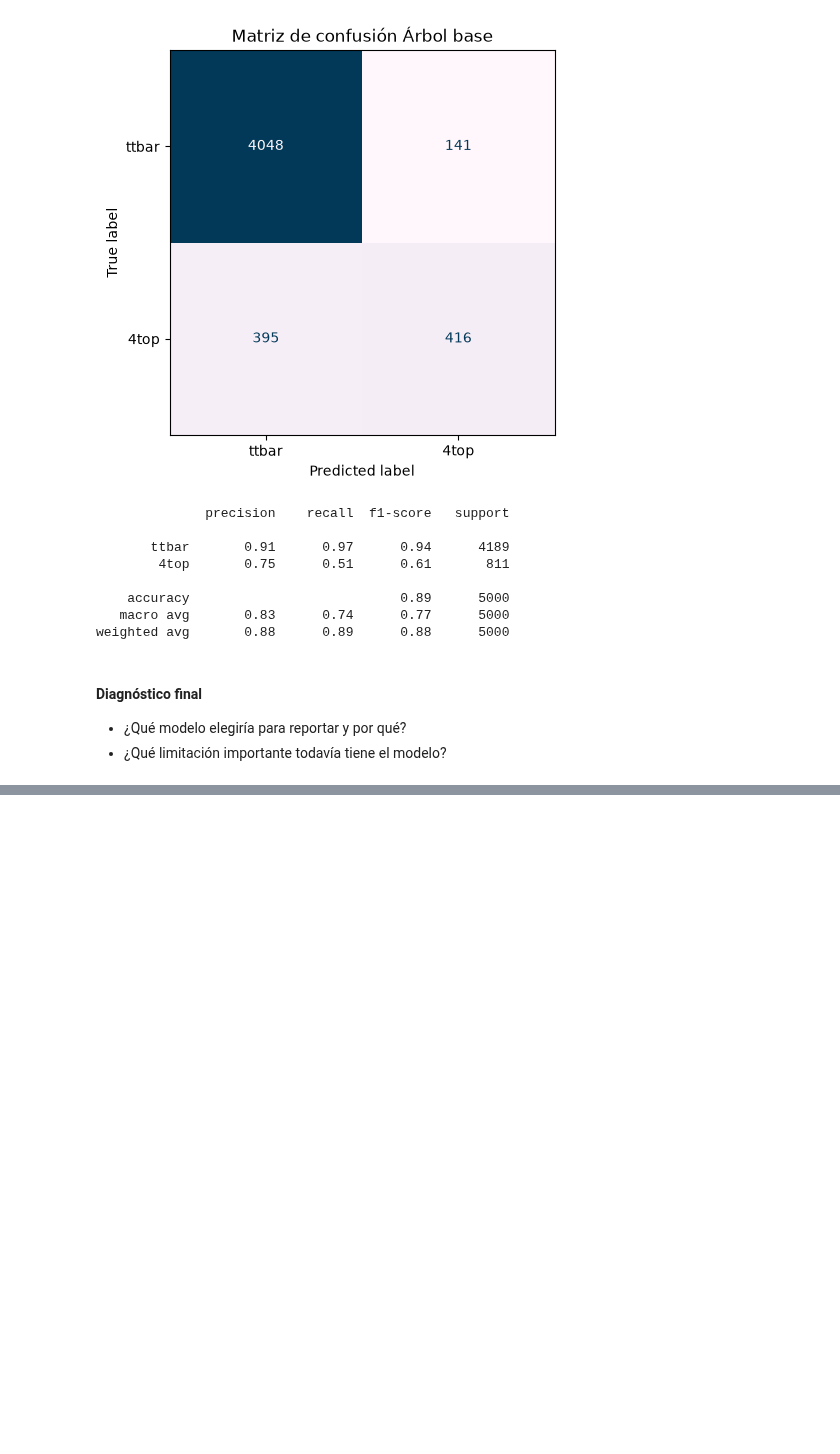
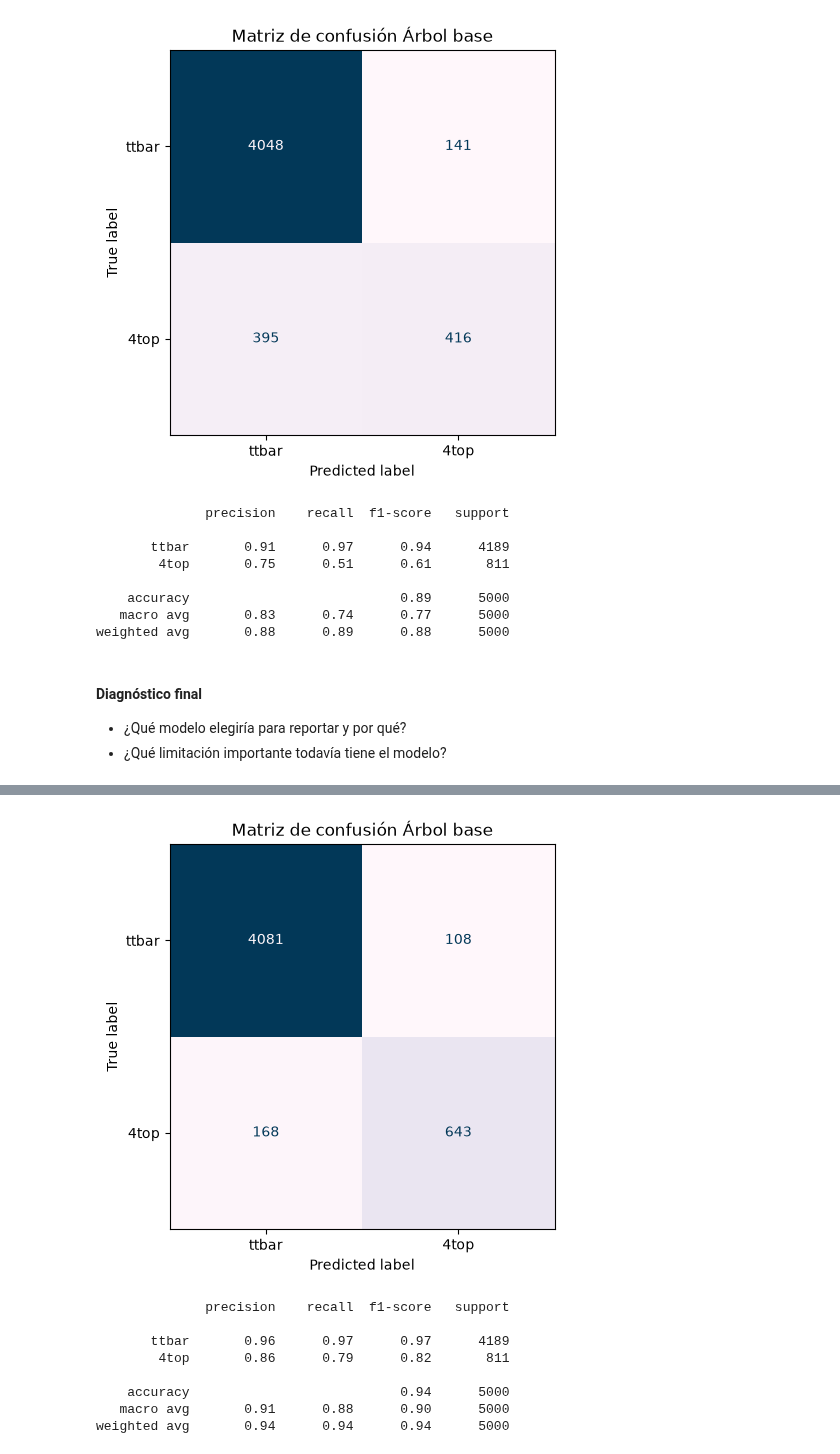
Before and after one commit to tobi557/ML_USM, a Jupyter notebook: Actividades/Semana05_SVM.ipynb, the cells around one changed output, grey strips where cells are left out. Cells and saved outputs as stored; diff of their text form; code cells hidden in the pictures; blank space fills up the shorter version.

```diff
--- a/Actividades/Semana05_SVM.ipynb
+++ b/Actividades/Semana05_SVM.ipynb
@@ -754,0 +780,24 @@ Luego evalúe si su propuesta mejora el desempeño respecto al modelo anterior.
+# %%
+features_limmas = features[['MET', 'METphi', 'P1', 'P2', 'P3', 'P4', 'P5', 'P6', 'P7', 'P8', 'P9', 'P10', 'P11',
+       'P12',  'P13', 'P14', 'P15', 'P16', 'P17', 'P18', 'P19', 'P20', 'P21',
+       'P22',  'P23', 'P24','P25', 'P26', 'P27', 'P28', 'P29', 'P30', 'P31',
+       'P32',  'P33', 'P34','P35', 'P36', 'P37', 'P38', 'P39', 'P40', 'P41',
+       'P42', 'P43', 'P44','P45', 'P46', 'P47', 'P48', 'P49', 'P50', 'P51',
+       'P52', 'n_particles', 'n_bjets']]
+featureslim2 = features_limmas.fillna(100) #Llena todo lo que es NaN con 0
+# %%
+%%time
+#optimizando SVC, TODAVIA NO ES CV ANIDADA!
+
+#Probamos kernel polinomial y gaussiano, parámetros gamma y degree,
+# además del parámetro de regularización
+parameters = {'svc__kernel':['rbf'], \
+              'svc__gamma':[0.00001, 'scale', 0.01, 0.1], 'svc__C':[0.1, 1.0, 10.0, 100.0, 1000]}
+
+# CV para todos los valores de los parámetros del GridSearch
+model = GridSearchCV(piped_model, parameters, cv = StratifiedKFold(n_splits=5, shuffle=True), \
+                     verbose = 2, n_jobs = 4, return_train_score=True)
+model.fit(featureslim2, target)
+
+print('Best params, best score:', "{:.4f}".format(model.best_score_), \
+      model.best_params_)
@@ -754,0 +809,30 @@ Luego evalúe si su propuesta mejora el desempeño respecto al modelo anterior.
+# %%
+best_model = model.best_estimator_
+
+ypred_best = cross_val_predict(
+    best_model,
+    featureslim2,
+    target,
+    cv=cv
+)
+# %%
+from sklearn.metrics import confusion_matrix, ConfusionMatrixDisplay, classification_report
+import matplotlib.pyplot as plt
+cm = confusion_matrix(target, ypred_best)
+fig, ax = plt.subplots(figsize=(5,5))
+disp = ConfusionMatrixDisplay(confusion_matrix=cm, display_labels=["ttbar", "4top"])
+disp.plot(cmap="PuBu", ax=ax, colorbar=False)
+
+plt.title("Matriz de confusión Árbol base")
+plt.show()
+print(metrics.classification_report(target, ypred_best, target_names=['ttbar', '4top']))
+# %% [output]
+[figure, added]
+              precision    recall  f1-score   support
+
+       ttbar       0.96      0.97      0.97      4189
+        4top       0.86      0.79      0.82       811
+
+    accuracy                           0.94      5000
+   macro avg       0.91      0.88      0.90      5000
+weighted avg       0.94      0.94      0.94      5000
```
Also changed, not shown: parts of 14 cells of this notebook.
